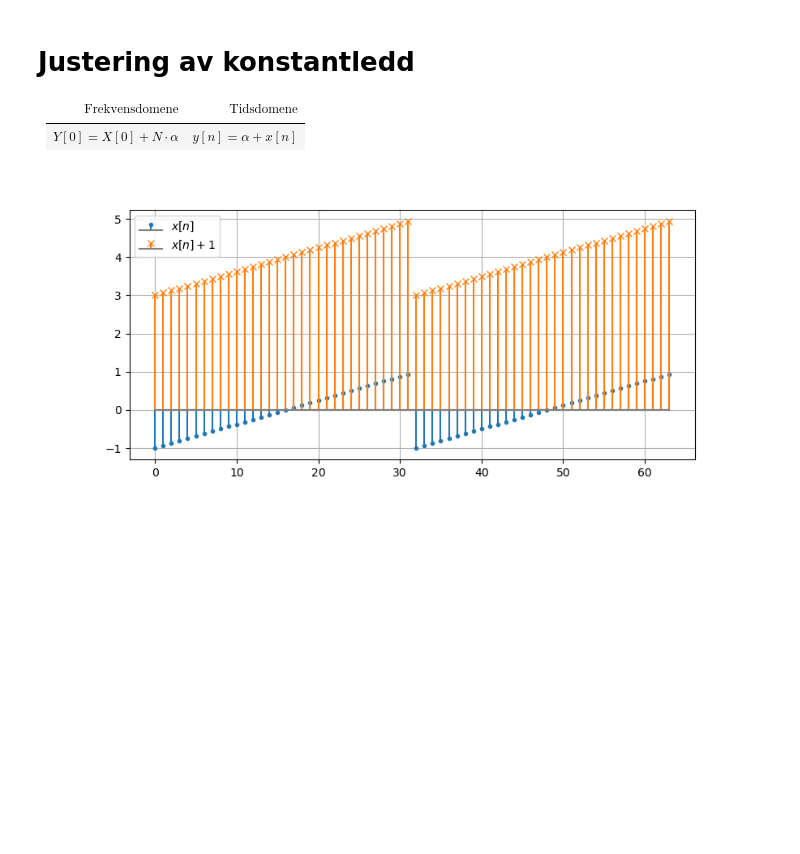
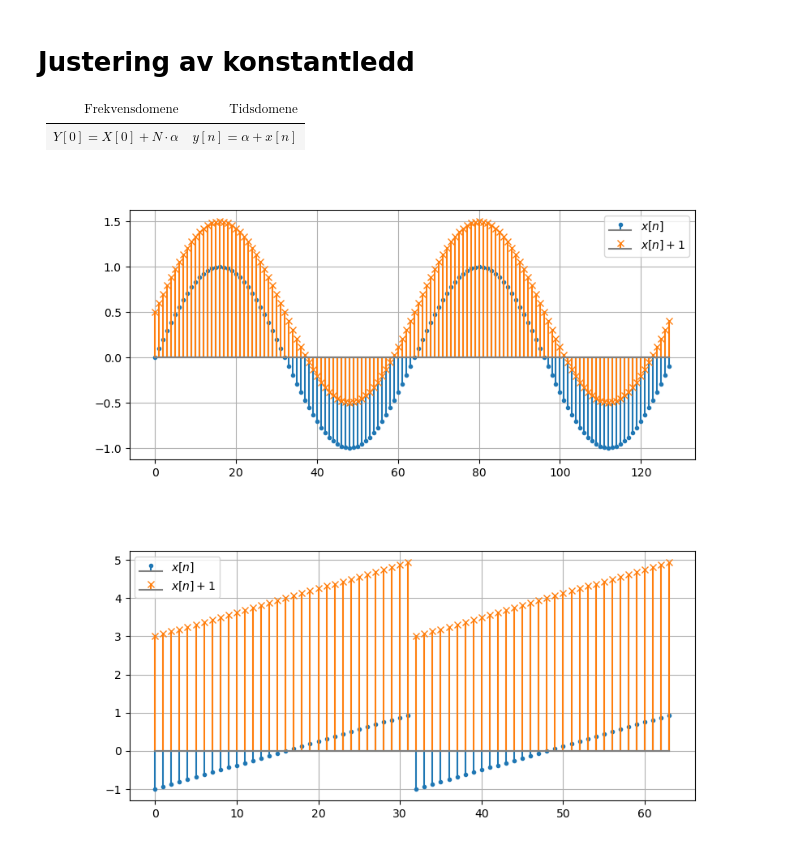
Before and after one commit to kaierih/AIS2201_Lecture_Notes, a Jupyter notebook: 06_Diskrét Fouriertransformasjon del2.ipynb, the cells around one changed output. Cells and saved outputs as stored; diff of their text form; code cells hidden in the pictures; blank space fills up the shorter version.

```diff
--- a/06_Diskrét Fouriertransformasjon del2.ipynb
+++ b/06_Diskrét Fouriertransformasjon del2.ipynb
@@ -199,6 +258,24 @@ plt.grid(True)
 |$\text{Frekvensdomene}$|$\text{Tidsdomene}$|
 |---|---|
 |$Y[0] = X[0] + N \cdot \alpha$ | $y[n] = \alpha + x[n]$|
+# %%
+Xm = np.fft.rfft(xn)
+
+Ym = Xm.copy()
+Ym[0] += N*0.5
+
+# Ym[0] = 0 vil "filtrere ut" konstantleddet
+
+yn = np.fft.irfft(Ym)
+
+# Lag en figur med stolpediagram av både x[n] og y[n]
+plt.close(4); plt.figure(4, figsize=(9, 4))
+plt.stem(n, xn, basefmt='grey', label='$x[n]$', markerfmt=".")
+plt.stem(n, yn, basefmt='grey', markerfmt='xC1', linefmt='C1', label='$x[n]+1$')
+plt.legend()
+plt.grid(True)
+# %% [output]
+[figure, added]
 # %%
 # Lag 64 sampler av en firkantpuls der perioden er 32 sampler
 N = 64
```
Also changed, not shown: parts of 13 cells of this notebook, 3 other files.
